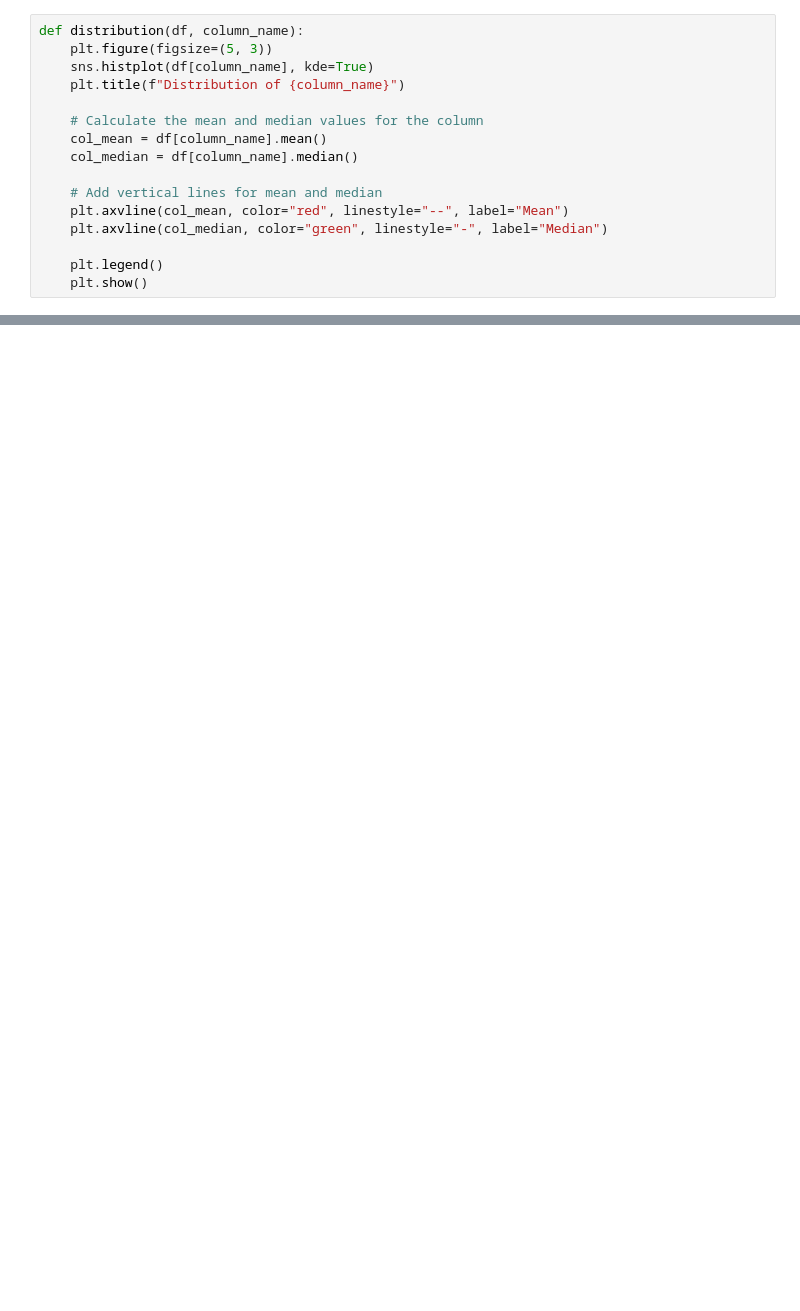
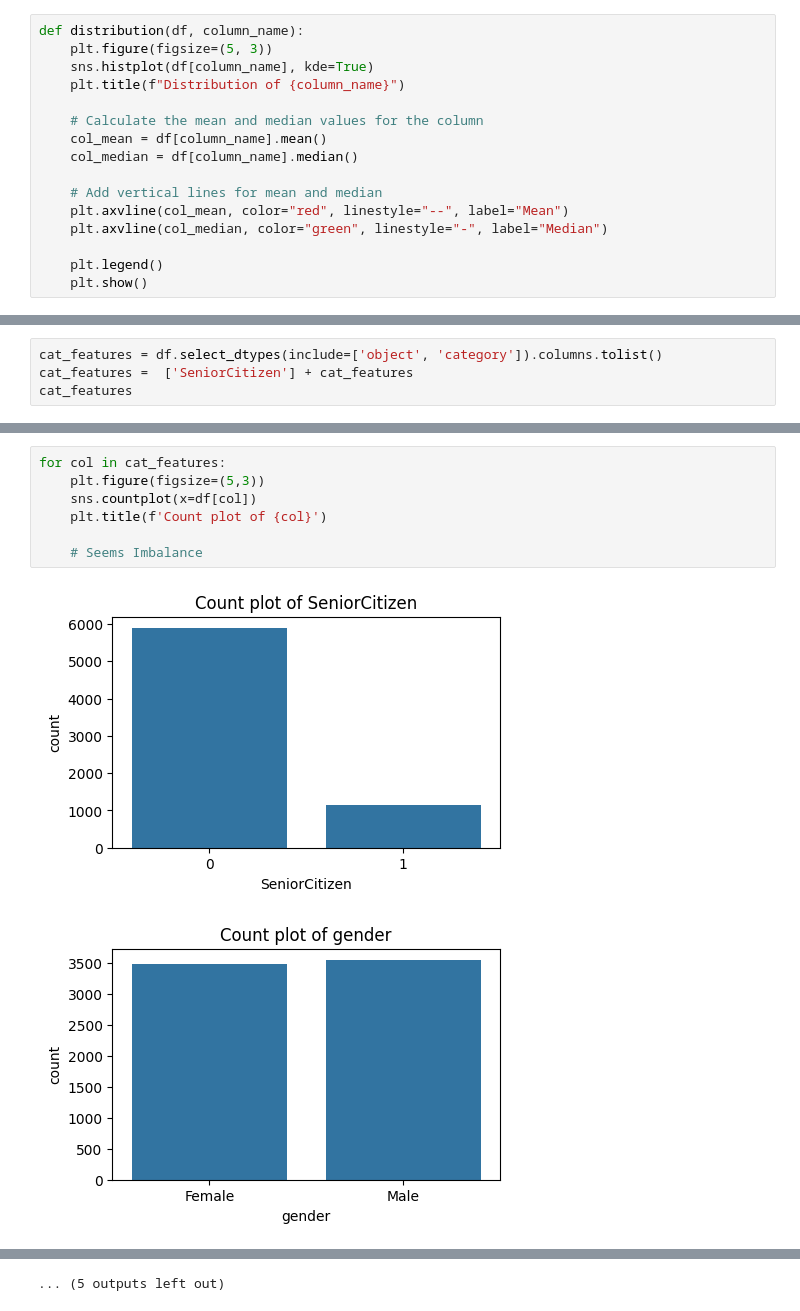
Before and after one commit to ranashahzaib12/customer-churn-prediction, a Jupyter notebook: notebooks/churn.ipynb, the cells around one changed output, grey strips where cells are left out. Cells and saved outputs as stored; diff of their text form; blank space fills up the shorter version.

```diff
--- a/notebooks/churn.ipynb
+++ b/notebooks/churn.ipynb
@@ -85,0 +228,4 @@ distribution(df,'TotalCharges')
+# %%
+cat_features = df.select_dtypes(include=['object', 'category']).columns.tolist()
+cat_features =  ['SeniorCitizen'] + cat_features
+cat_features
@@ -85,0 +250,10 @@ distribution(df,'TotalCharges')
+# %%
+for col in cat_features:
+    plt.figure(figsize=(5,3))
+    sns.countplot(x=df[col])
+    plt.title(f'Count plot of {col}')
+
+    # Seems Imbalance
+# %% [output]
+[figure, added]
+[figure, added]
@@ -85,0 +270 @@ distribution(df,'TotalCharges')
+... (5 outputs left out)
```
Also changed, not shown: parts of 43 cells of this notebook, 2 other files.
